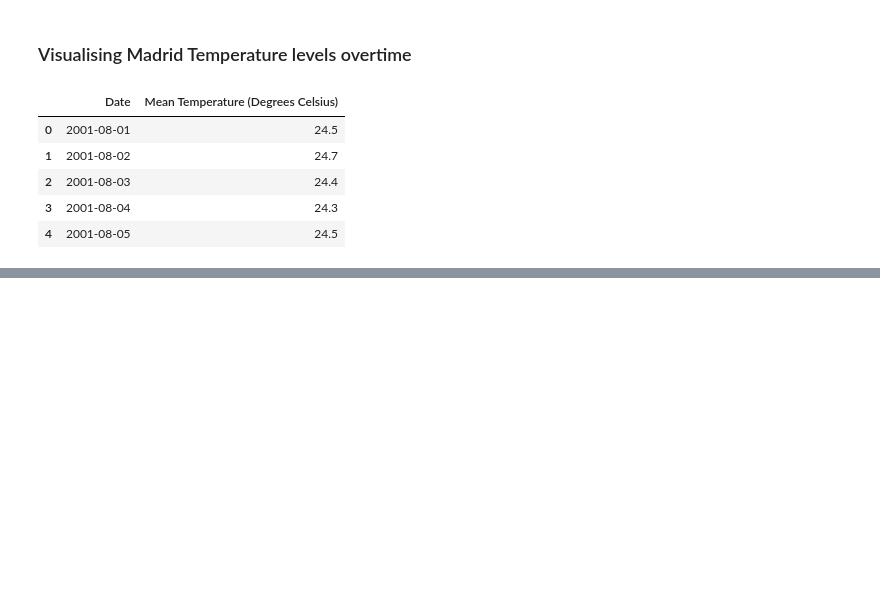
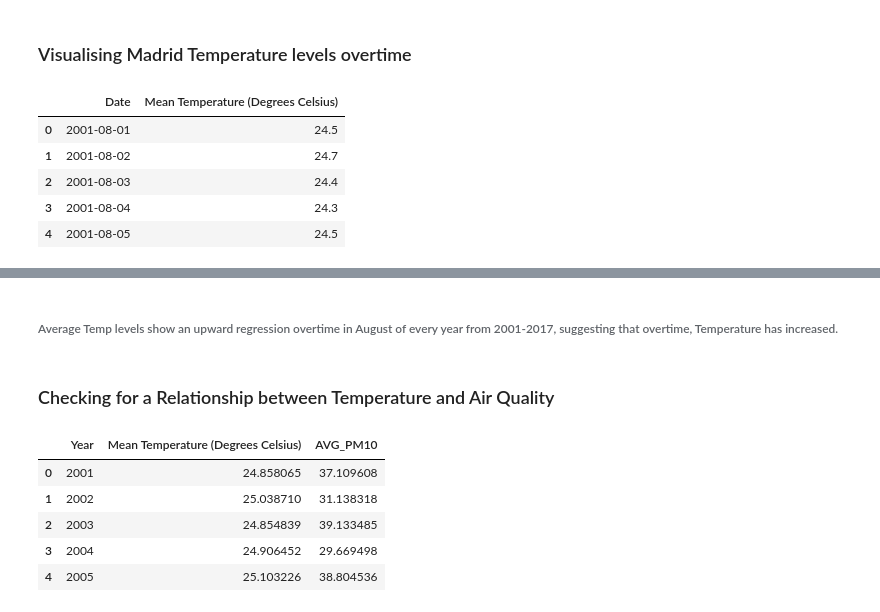
Before and after one commit to EirfatChoudhury/AQIVsTempContinued, a Jupyter notebook: data-analysis/AQIvsTemp.ipynb, the cells around one changed output, grey strips where cells are left out. Cells and saved outputs as stored; diff of their text form; code cells hidden in the pictures; blank space fills up the shorter version.

```diff
--- a/data-analysis/AQIvsTemp.ipynb
+++ b/data-analysis/AQIvsTemp.ipynb
@@ -82,0 +79,15 @@ madrid_Temp_df
+# %% [markdown]
+###### Average Temp levels show an upward regression overtime in August of every year from 2001-2017, suggesting that overtime, Temperature has increased.
+# %% [markdown]
+### Checking for a Relationship between Temperature and Air Quality
+# %%
+madrid_Temp_PM10 = pd.concat([madrid_yearly_Temps, madrid_PM10_df], axis=1)
+madrid_Temp_PM10 = madrid_Temp_PM10.drop(["YEAR"], axis="columns")
+madrid_Temp_PM10.head()
+# %% [output]
+|  | Year | Mean Temperature (Degrees Celsius) | AVG_PM10 |
+| 0 | 2001 | 24.858065 | 37.109608 |
+| 1 | 2002 | 25.038710 | 31.138318 |
+| 2 | 2003 | 24.854839 | 39.133485 |
+| 3 | 2004 | 24.906452 | 29.669498 |
+| 4 | 2005 | 25.103226 | 38.804536 |
```
Also changed, not shown: parts of 5 cells of this notebook.
